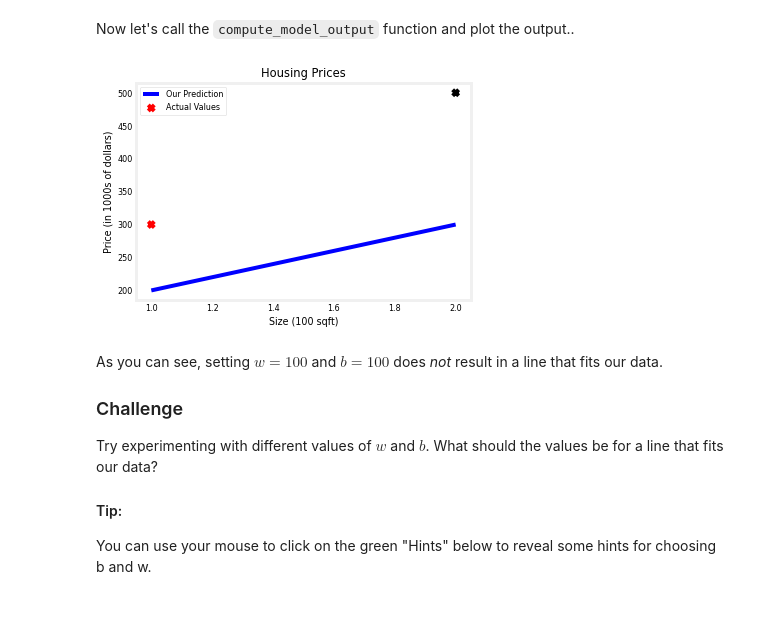
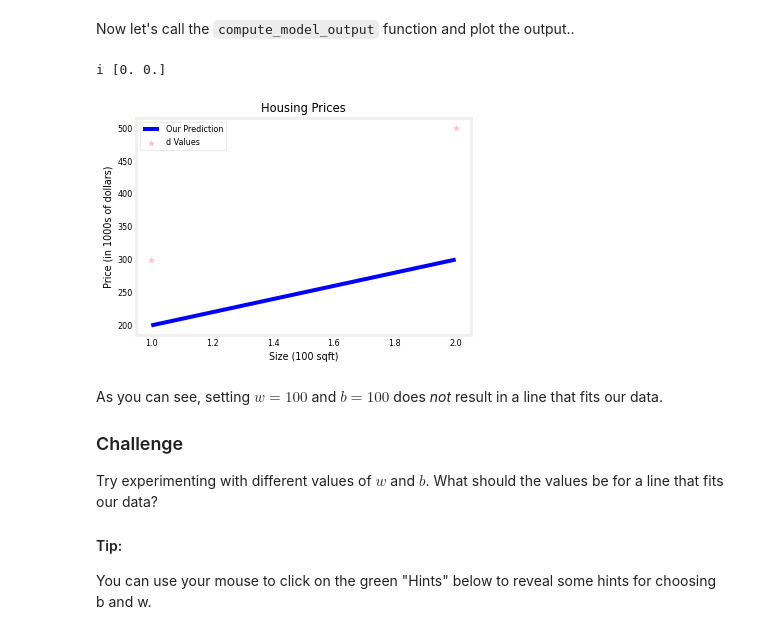
Before and after one commit to Kd-Here/Machine-Learning, a Jupyter notebook: Week1/C1_W1_Lab03_Model_Representation_Soln.ipynb, the cells around one changed output. Saved outputs shown, nothing was run; the diff lists cells and outputs as text; code cells hidden in the pictures.

```diff
--- a/Week1/C1_W1_Lab03_Model_Representation_Soln.ipynb
+++ b/Week1/C1_W1_Lab03_Model_Representation_Soln.ipynb
@@ -85,7 +87,7 @@ You will use (x$^{(i)}$, y$^{(i)}$) to denote the $i^{th}$ training example. Sin
 To access a value in a Numpy array, one indexes the array with the desired offset. For example the syntax to access location zero of `x_train` is `x_train[0]`.
 Run the next code block below to get the $i^{th}$ training example.
 # %%
-i = 0 # Change this to 1 to see (x^1, y^1)
+i = 1 # Change this to 1 to see (x^1, y^1)
 
 x_i = x_train[i]
 y_i = y_train[i]
@@ -160,22 +172,25 @@ Now let's call the `compute_model_output` function and plot the output..
 # %%
 tmp_f_wb = compute_model_output(x_train, w, b,)
 
 # Plot our model prediction
+# plot gives straight line
 plt.plot(x_train, tmp_f_wb, c='b',label='Our Prediction')
 
 # Plot the data points
-plt.scatter(x_train, y_train, marker='x', c='r0',label='Actual Values')
+# scatter gives us datapoints
+plt.scatter(x_train, y_train, marker='*', c='pink',label='d Values')
 
 # Set the title
 plt.title("Housing Prices")
 # Set the y-axis label
 plt.ylabel('Price (in 1000s of dollars)')
 # Set the x-axis label
 plt.xlabel('Size (100 sqft)')
-plt.legend()
+plt.legend() #This creates a box showing us all the naming and symbols
 plt.show()
 # %% [output]
+i [0. 0.]
-[figure, old version]
+[figure, new version]
 # %% [markdown]
 As you can see, setting $w = 100$ and $b = 100$ does *not* result in a line that fits our data.
 
```
Also changed, not shown: parts of 6 cells of this notebook, 1 other file.
